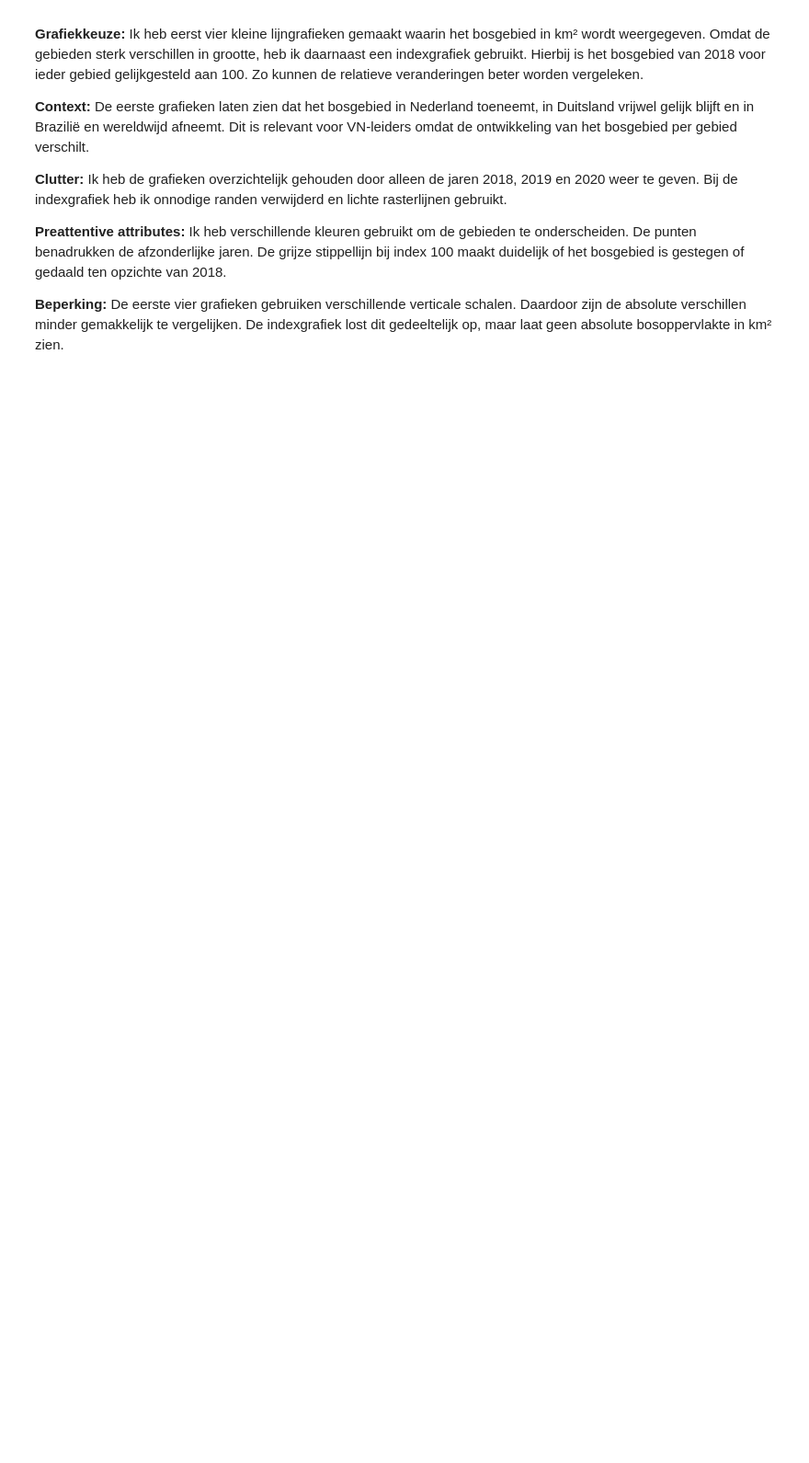
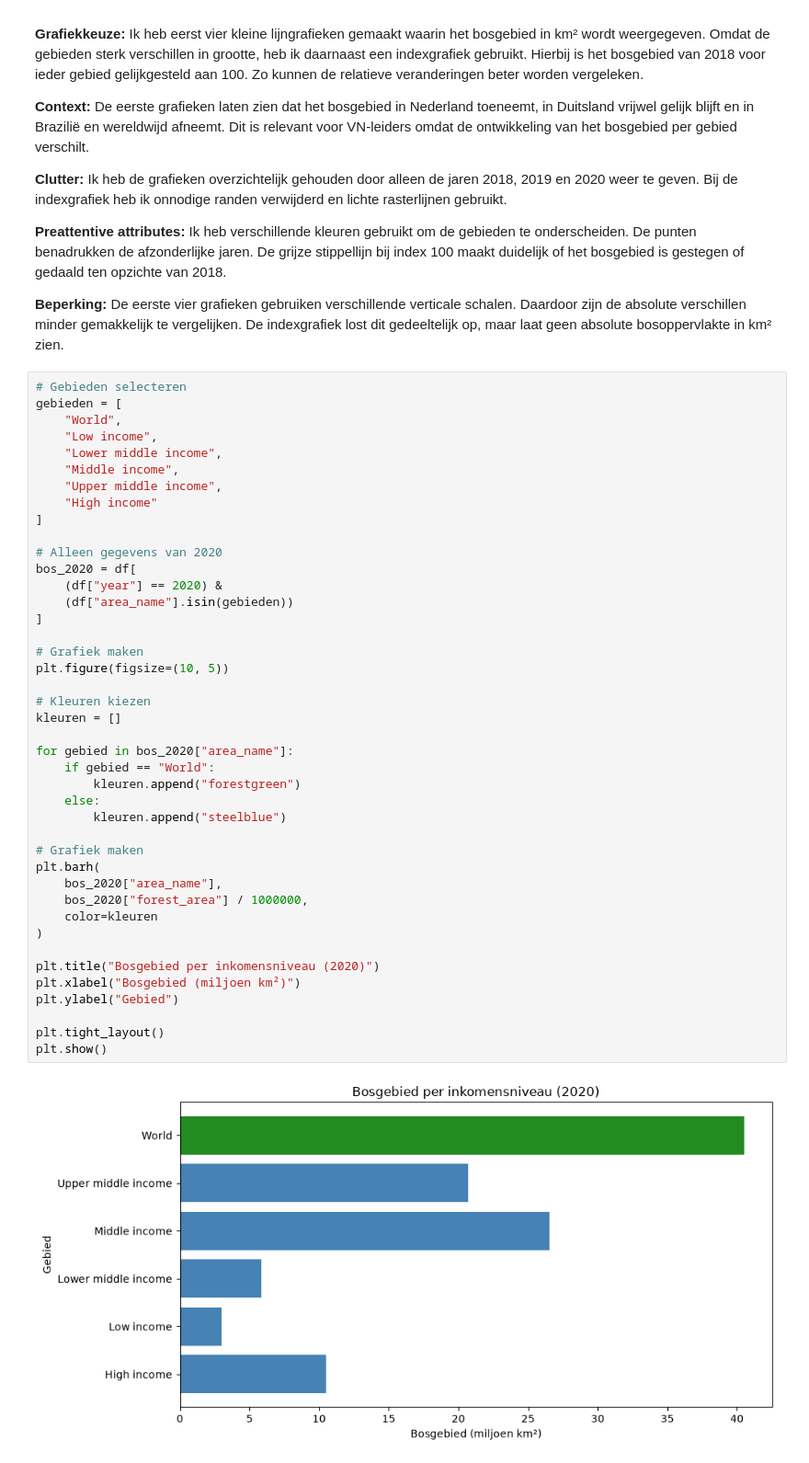
Before and after one commit to D-Hussainnn/26-27-Visualisatie-Storytelling, a Jupyter notebook: indopdracht.ipynb, the cells around one changed output. Shown at 92% size. Saved outputs shown, nothing was run; the diff lists cells and outputs as text; blank space fills up the shorter version.

```diff
--- a/indopdracht.ipynb
+++ b/indopdracht.ipynb
@@ -331,3 +330,47 @@ Voor deze opdracht heb ik het bosgebied van Nederland, Duitsland, Brazilië en d
 **Preattentive attributes:** Ik heb verschillende kleuren gebruikt om de gebieden te onderscheiden. De punten benadrukken de afzonderlijke jaren. De grijze stippellijn bij index 100 maakt duidelijk of het bosgebied is gestegen of gedaald ten opzichte van 2018.
 
 **Beperking:** De eerste vier grafieken gebruiken verschillende verticale schalen. Daardoor zijn de absolute verschillen minder gemakkelijk te vergelijken. De indexgrafiek lost dit gedeeltelijk op, maar laat geen absolute bosoppervlakte in km² zien.
+# %%
+# Gebieden selecteren
+gebieden = [
+    "World",
+    "Low income",
+    "Lower middle income",
+    "Middle income",
+    "Upper middle income",
+    "High income"
+]
+
+# Alleen gegevens van 2020
+bos_2020 = df[
+    (df["year"] == 2020) &
+    (df["area_name"].isin(gebieden))
+]
+
+# Grafiek maken
+plt.figure(figsize=(10, 5))
+
+# Kleuren kiezen
+kleuren = []
+
+for gebied in bos_2020["area_name"]:
+    if gebied == "World":
+        kleuren.append("forestgreen")
+    else:
+        kleuren.append("steelblue")
+
+# Grafiek maken
+plt.barh(
+    bos_2020["area_name"],
+    bos_2020["forest_area"] / 1000000,
+    color=kleuren
+)
+
+plt.title("Bosgebied per inkomensniveau (2020)")
+plt.xlabel("Bosgebied (miljoen km²)")
+plt.ylabel("Gebied")
+
+plt.tight_layout()
+plt.show()
+# %% [output]
+[figure, added]
```
Also changed, not shown: parts of 10 cells of this notebook, 3 other files.
